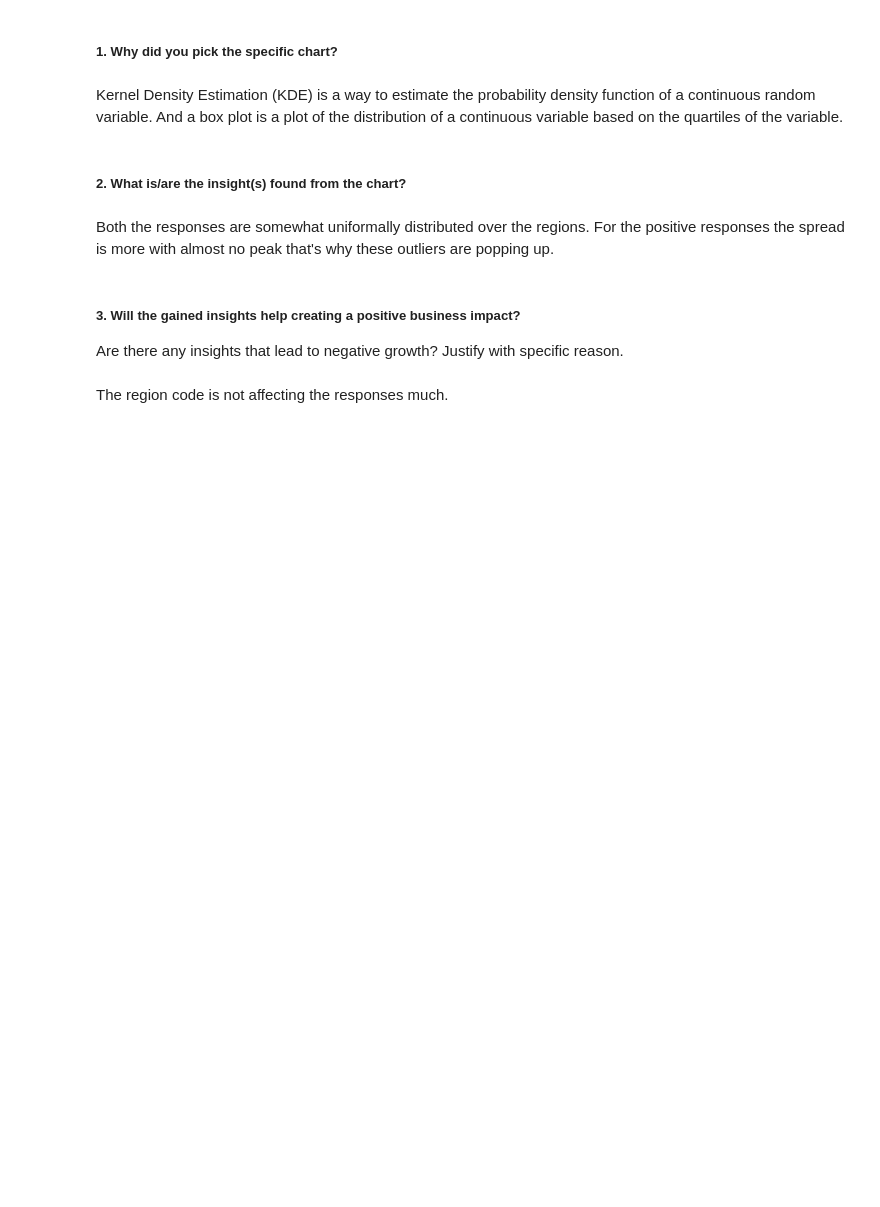
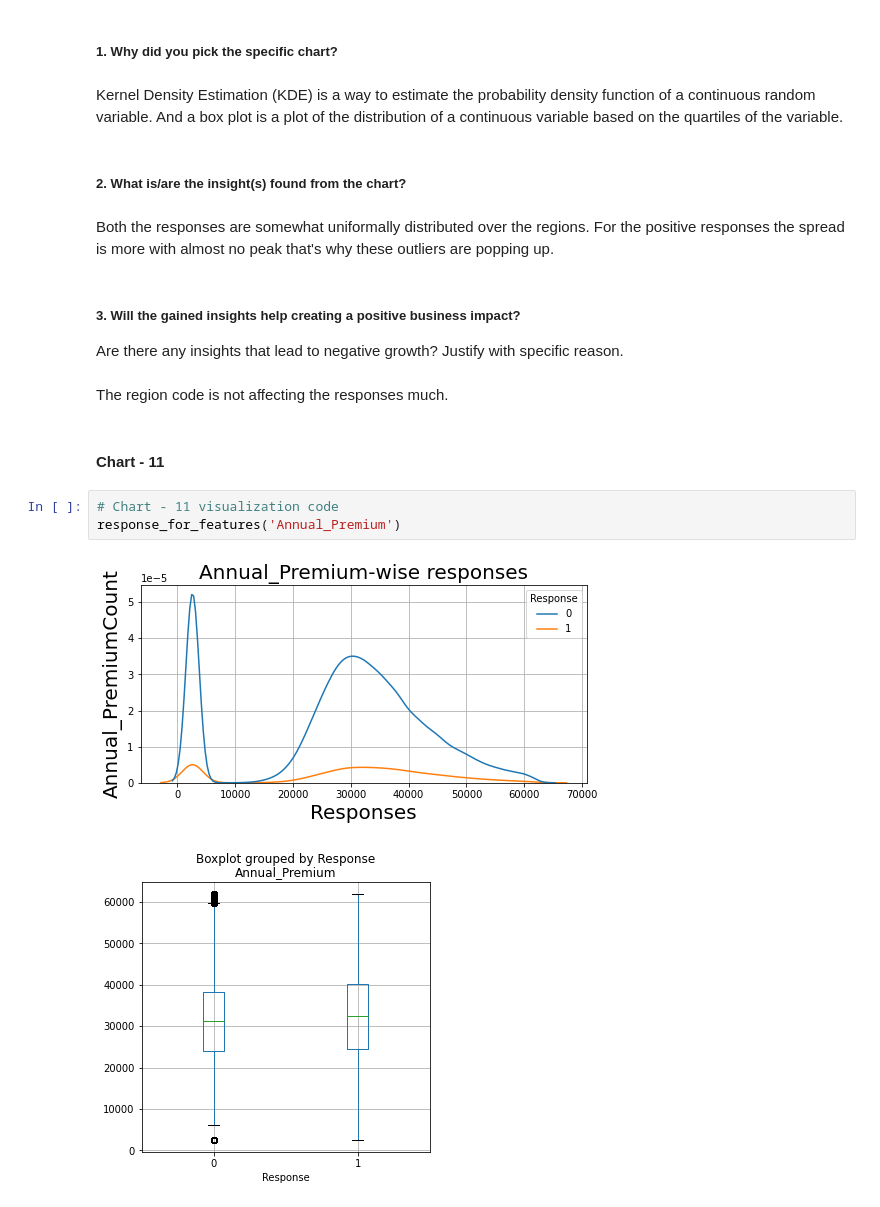
Before and after one commit to DharmeshRV/Health-Insurance-Cross-Sell-Prediction, a Jupyter notebook: Health_Insurance_Cross_Sell_Predictiond0.ipynb, the cells around one changed output. Saved outputs shown, nothing was run; the diff lists cells and outputs as text; blank space fills up the shorter version.

```diff
--- a/Health_Insurance_Cross_Sell_Predictiond0.ipynb
+++ b/Health_Insurance_Cross_Sell_Predictiond0.ipynb
@@ -526,3 +526,11 @@ Both the responses are somewhat uniformally distributed over the regions. For th
 Are there any insights that lead to negative growth? Justify with specific reason.
 # %% [markdown]
 The region code is not affecting the responses much.
+# %% [markdown]
+#### Chart - 11
+# %%
+# Chart - 11 visualization code
+response_for_features('Annual_Premium')
+# %% [output]
+[figure, added]
+[figure, added]
```
Also changed, not shown: parts of 37 cells of this notebook.
